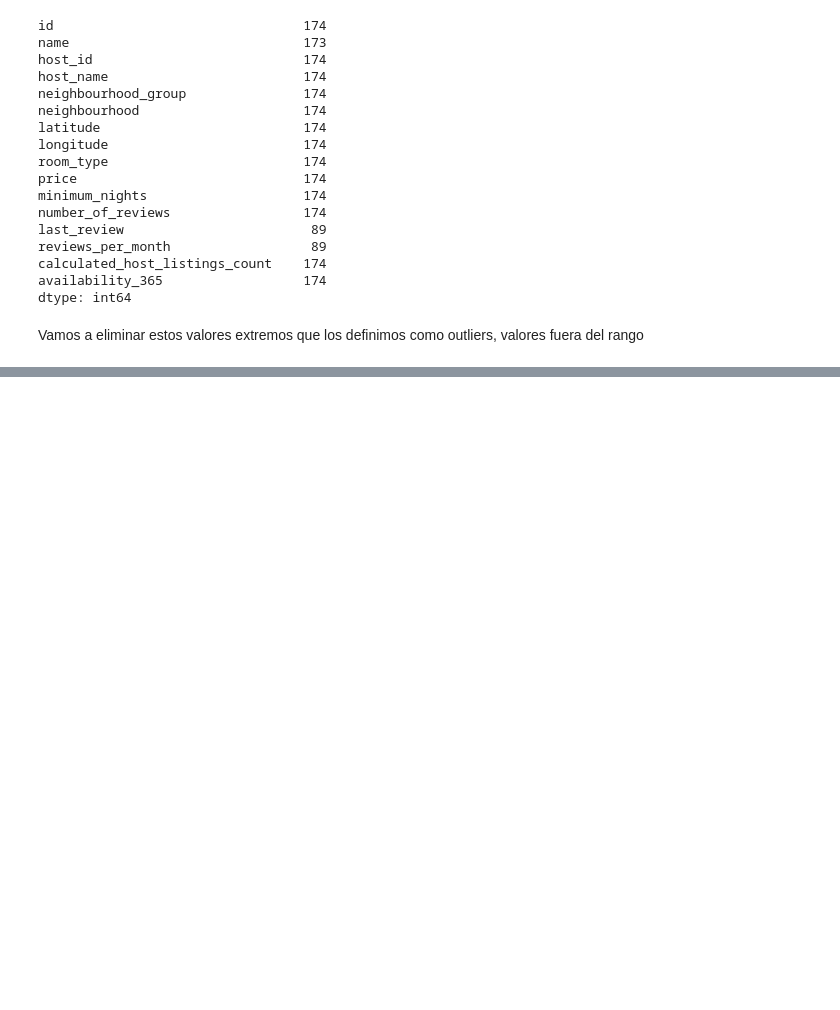
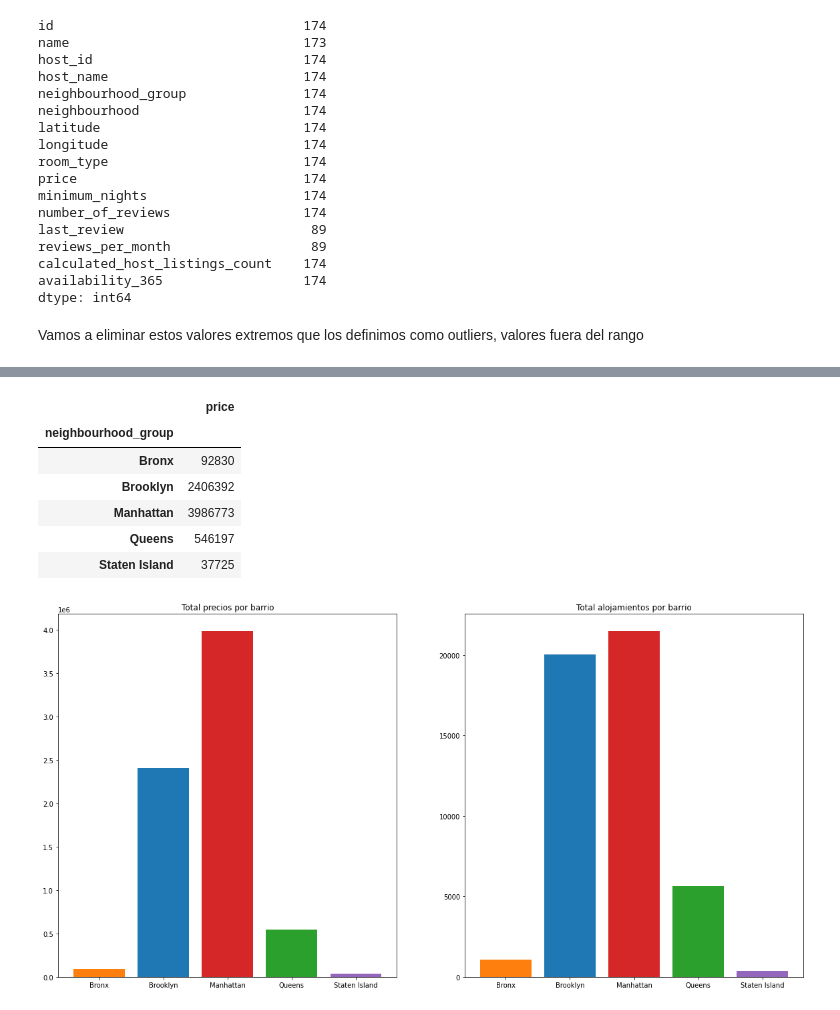
Before and after one commit to JuanAntonaccio/machine_learning_python-template, a Jupyter notebook: src/explore2.ipynb, the cells around one changed output, grey strips where cells are left out. Cells and saved outputs as stored; diff of their text form; code cells hidden in the pictures; blank space fills up the shorter version.

```diff
--- a/src/explore2.ipynb
+++ b/src/explore2.ipynb
@@ -115,0 +282,36 @@ df_2_NY.describe()
+# %%
+x =['Bronx', 'Brooklyn', 'Manhattan','Queens', 'Staten Island']
+y = df_3_NY.groupby(by="neighbourhood_group").sum().price
+y2 = df_3_NY.groupby(by="neighbourhood_group").count().id
+
+
+fig, ax = plt.subplots(figsize=(20,10))
+
+
+ax1 = plt.subplot(1,2,1)
+ax2 = plt.subplot(1,2,2)
+
+
+ax1.bar(x,y,width, color = neighbourhood_colors)
+ax2.bar(x,y2,width, color = neighbourhood_colors)
+
+df_sum_barrios =df_3_NY.groupby("neighbourhood_group").agg({"price":"sum"})
+df_count_barrios = df_3_NY.groupby("neighbourhood_group").agg({"id":"count"})
+
+
+display(df_sum_barrios)
+
+ax1.set_title("Total precios por barrio")
+ax2.set_title("Total alojamientos por barrio")
+
+
+plt.show()
+# %% [output]
+|  | price |
+| neighbourhood_group |  |
+| Bronx | 92830 |
+| Brooklyn | 2406392 |
+| Manhattan | 3986773 |
+| Queens | 546197 |
+| Staten Island | 37725 |
+[figure, added]
```
Also changed, not shown: parts of 14 cells of this notebook.
